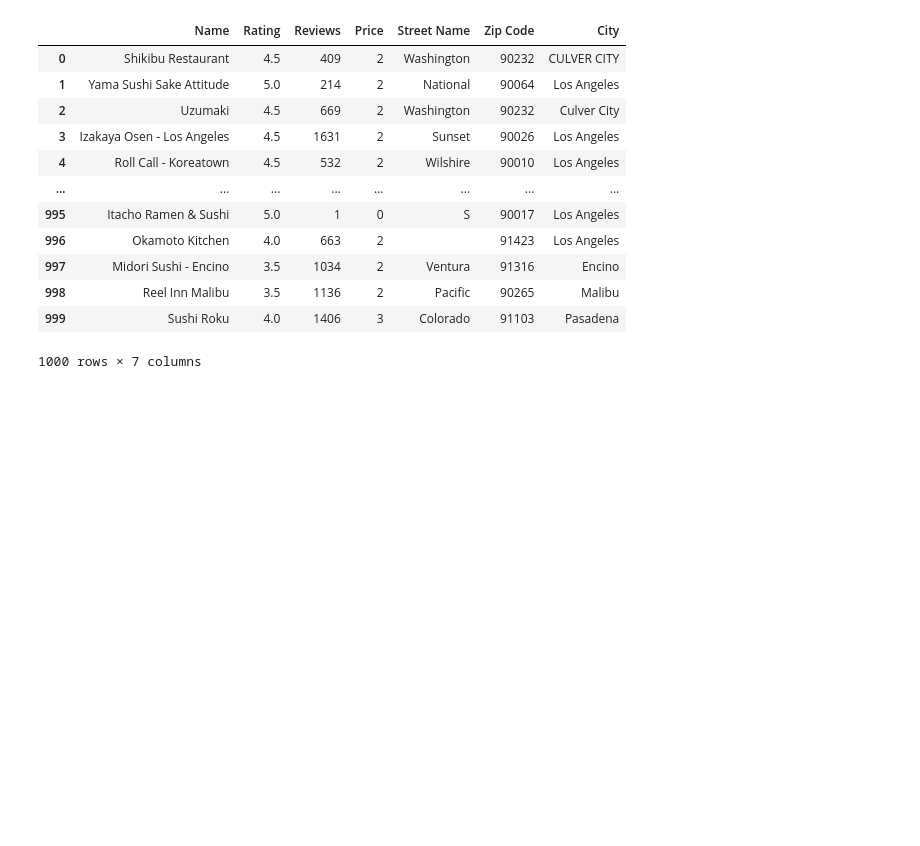
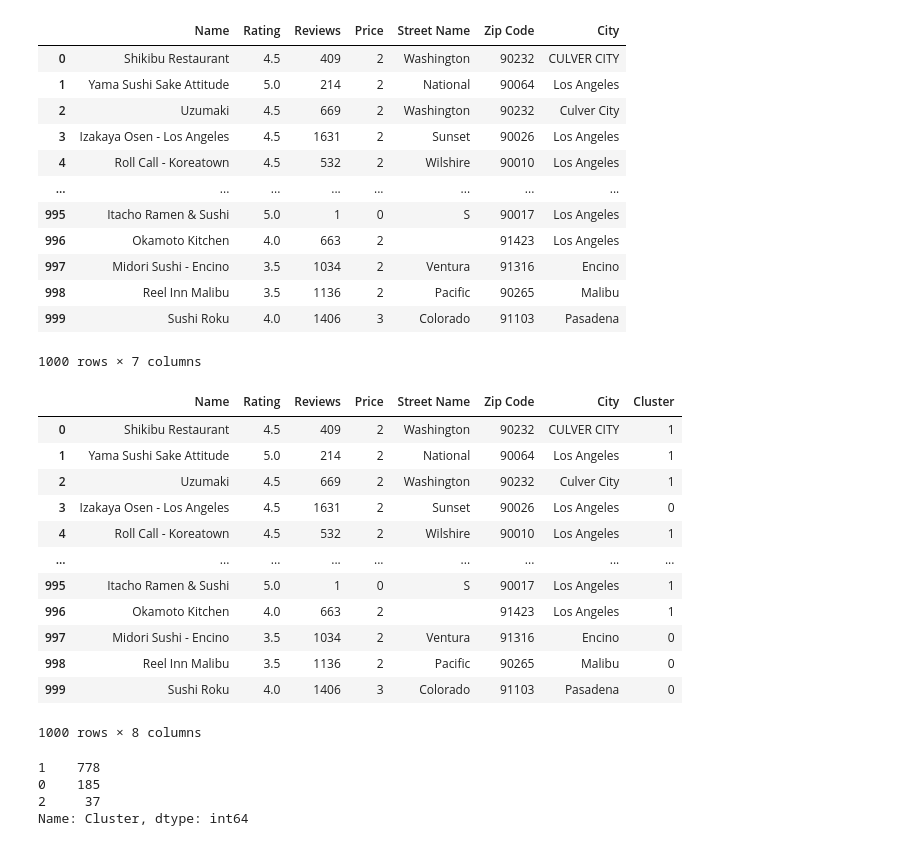
Before and after one commit to limwualice/sushi-adventure, a Jupyter notebook: sushi_clean.ipynb, the cells around one changed output. Cells and saved outputs as stored; diff of their text form; code cells hidden in the pictures; blank space fills up the shorter version.

```diff
--- a/sushi_clean.ipynb
+++ b/sushi_clean.ipynb
@@ -75,3 +90,41 @@ df
 | 998 | Reel Inn Malibu | 3.5 | 1136 | 2 | Pacific | 90265 | Malibu |
 | 999 | Sushi Roku | 4.0 | 1406 | 3 | Colorado | 91103 | Pasadena |
 1000 rows × 7 columns
+# %%
+# Select the features for clustering
+features = ['Rating', 'Reviews', 'Price']
+
+# Create a subset DataFrame with only the selected features
+data = df[features]
+
+# Perform k-means clustering
+k = 3  # Number of clusters
+kmeans = KMeans(n_clusters=k, random_state=42)
+kmeans.fit(data)
+
+# Add a new column to the DataFrame with the cluster labels
+df['Cluster'] = kmeans.labels_
+
+# Print the updated DataFrame
+df
+# %% [output]
+|  | Name | Rating | Reviews | Price | Street Name | Zip Code | City | Cluster |
+| 0 | Shikibu Restaurant | 4.5 | 409 | 2 | Washington | 90232 | CULVER CITY | 1 |
+| 1 | Yama Sushi Sake Attitude | 5.0 | 214 | 2 | National | 90064 | Los Angeles | 1 |
+| 2 | Uzumaki | 4.5 | 669 | 2 | Washington | 90232 | Culver City | 1 |
+| 3 | Izakaya Osen - Los Angeles | 4.5 | 1631 | 2 | Sunset | 90026 | Los Angeles | 0 |
+| 4 | Roll Call - Koreatown | 4.5 | 532 | 2 | Wilshire | 90010 | Los Angeles | 1 |
+| ... | ... | ... | ... | ... | ... | ... | ... | ... |
+| 995 | Itacho Ramen & Sushi | 5.0 | 1 | 0 | S | 90017 | Los Angeles | 1 |
+| 996 | Okamoto Kitchen | 4.0 | 663 | 2 |  | 91423 | Los Angeles | 1 |
+| 997 | Midori Sushi - Encino | 3.5 | 1034 | 2 | Ventura | 91316 | Encino | 0 |
+| 998 | Reel Inn Malibu | 3.5 | 1136 | 2 | Pacific | 90265 | Malibu | 0 |
+| 999 | Sushi Roku | 4.0 | 1406 | 3 | Colorado | 91103 | Pasadena | 0 |
+1000 rows × 8 columns
+# %%
+df['Cluster'].value_counts()
+# %% [output]
+1    778
+0    185
+2     37
+Name: Cluster, dtype: int64
```
Also changed, not shown: parts of 4 cells of this notebook, 1 other file.
